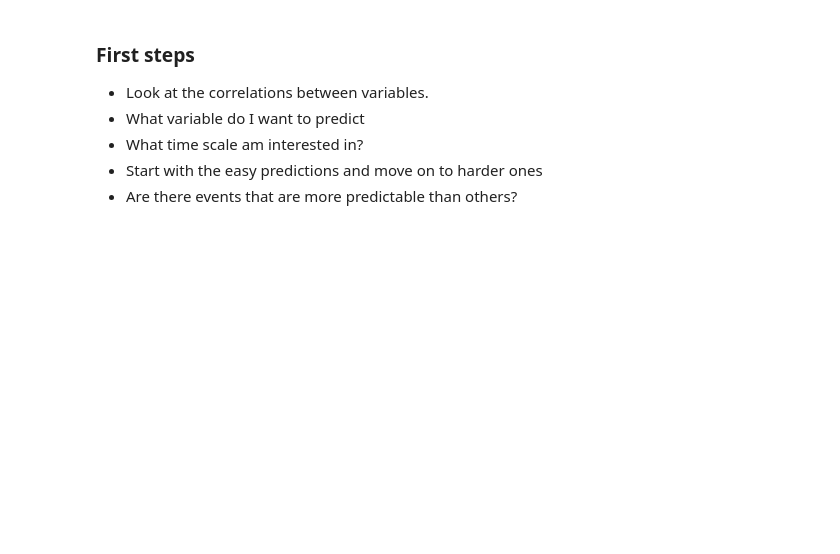
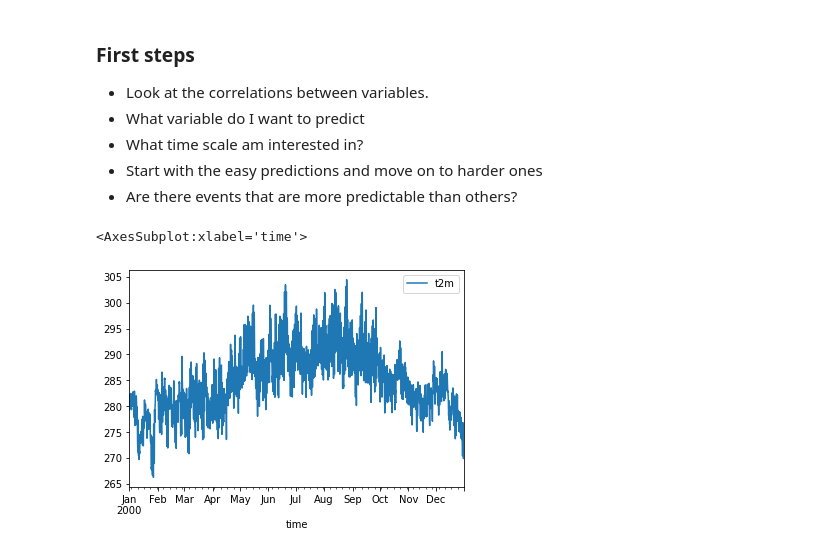
Before and after one commit to Pchambet/ml4climate, a Jupyter notebook: book/notebooks/projects.ipynb, the cells around one changed output. Cells and saved outputs as stored; diff of their text form; code cells hidden in the pictures; blank space fills up the shorter version.

```diff
--- a/book/notebooks/projects.ipynb
+++ b/book/notebooks/projects.ipynb
@@ -161,20 +165,23 @@ gl.right_labels = False
 # %%
 from pathlib import Path
 import pandas as pd
 import xarray as xr
 
-dir0 = Path('../../../data/weather/paris/')
+dir0 = Path('../../../data/projects/weather/paris/')
 file_t2m = 't2m.nc'
 
 ds = xr.open_dataset(Path(dir0, file_t2m))
 
 # convert to pandas dataframe
 df = ds.to_dataframe()
 
 # remove latitude and longitude indices
 df = df.droplevel([0,1])
 
 df[df.index.year==2000].plot()
+# %% [output]
+<AxesSubplot:xlabel='time'>
+[figure, added]
 # %% [markdown]
 ***
 ## Credit
```
Also changed, not shown: parts of 5 cells of this notebook.
